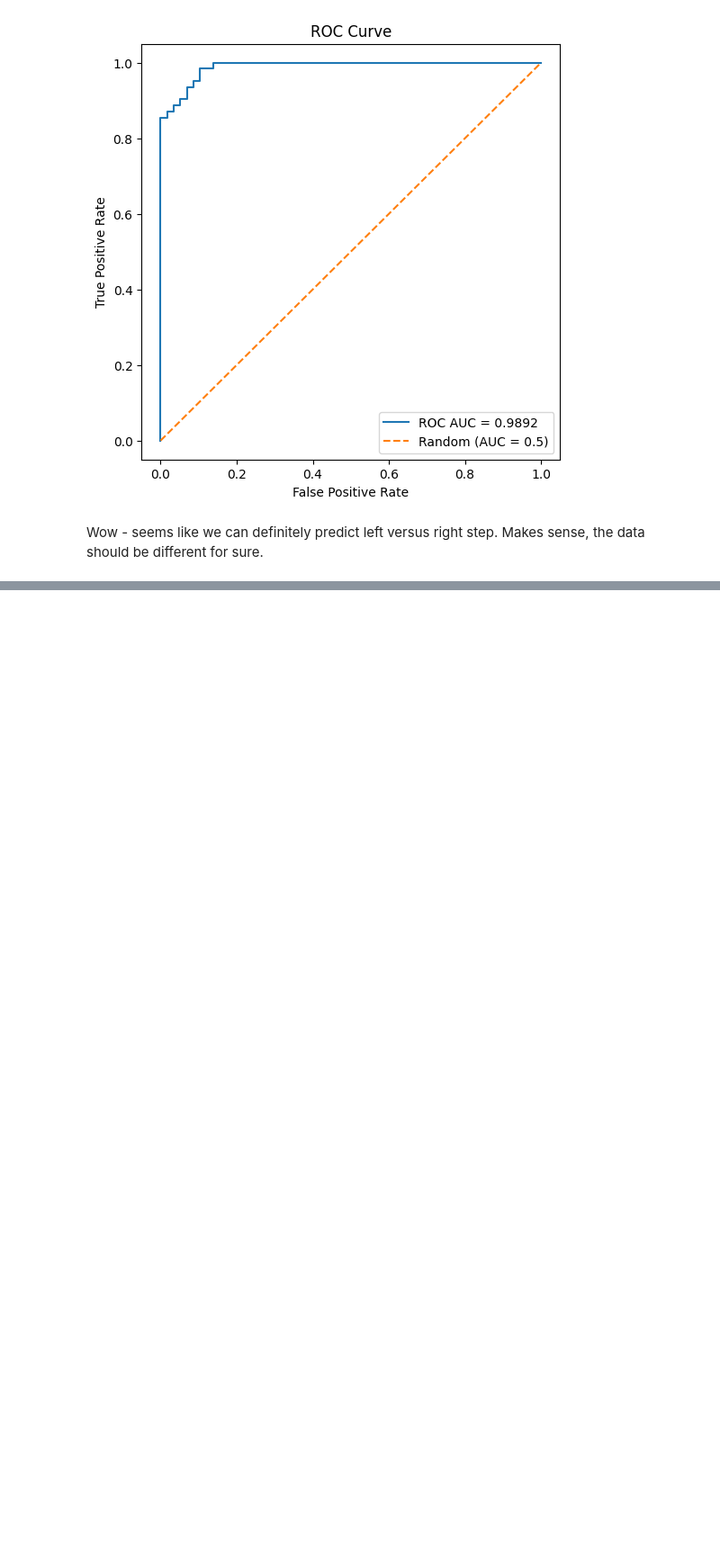
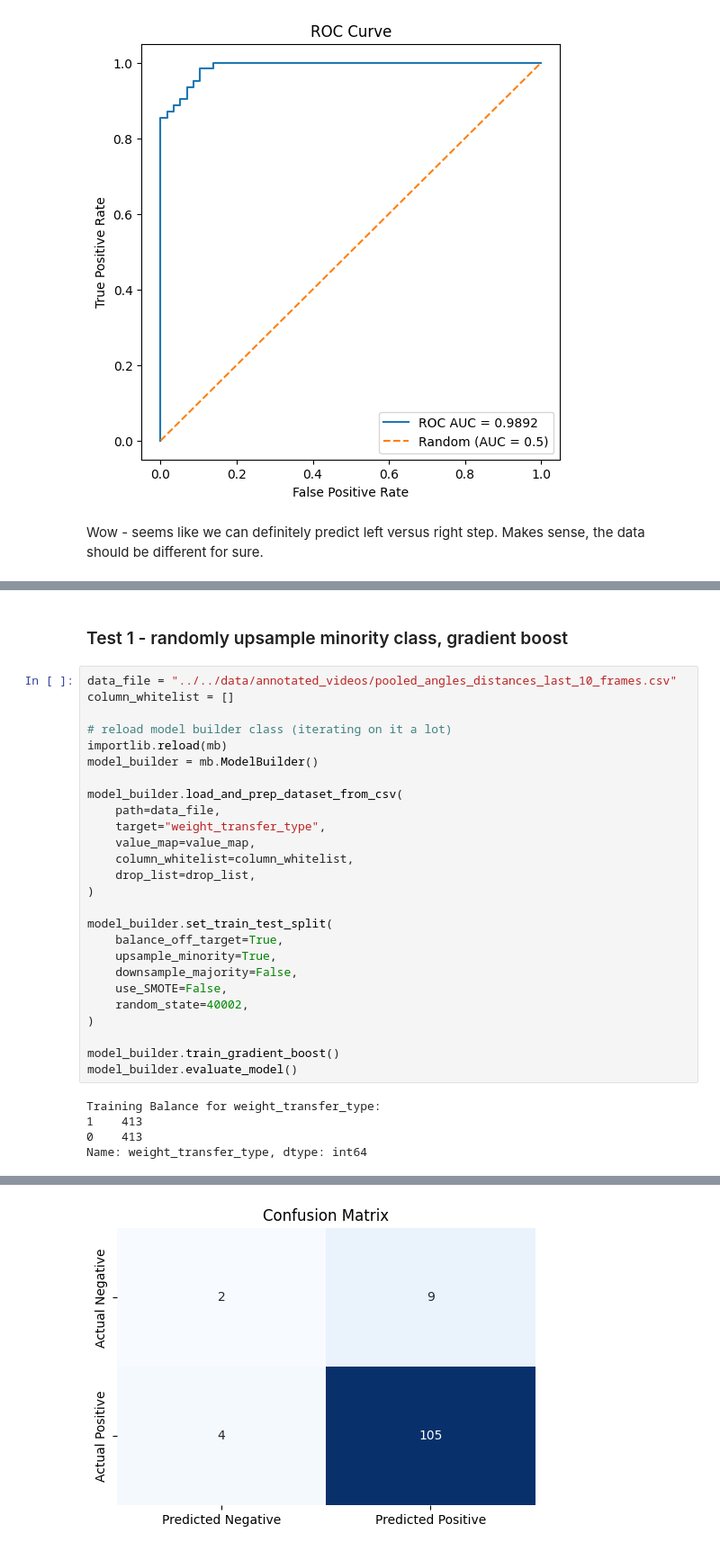
Before and after one commit to mrilikecoding/StreamPoseML, a Jupyter notebook: pose_parser/notebooks/gradient_boosting.ipynb, the cells around one changed output, grey strips where cells are left out. Shown at 90% size. Saved outputs shown, nothing was run; the diff lists cells and outputs as text; blank space fills up the shorter version.

```diff
--- a/pose_parser/notebooks/gradient_boosting.ipynb
+++ b/pose_parser/notebooks/gradient_boosting.ipynb
@@ -395,0 +454,33 @@ weighted avg       0.86      0.88      0.87       120
+# %% [markdown]
+### Test 1 - randomly upsample minority class, gradient boost
+# %%
+data_file = "../../data/annotated_videos/pooled_angles_distances_last_10_frames.csv"
+column_whitelist = []
+
+# reload model builder class (iterating on it a lot)
+importlib.reload(mb)
+model_builder = mb.ModelBuilder()
+
+model_builder.load_and_prep_dataset_from_csv(
+    path=data_file,
+    target="weight_transfer_type",
+    value_map=value_map,
+    column_whitelist=column_whitelist,
+    drop_list=drop_list,
+)
+
+model_builder.set_train_test_split(
+    balance_off_target=True,
+    upsample_minority=True,
+    downsample_majority=False,
+    use_SMOTE=False,
+    random_state=40002,
+)
+
+model_builder.train_gradient_boost()
+model_builder.evaluate_model()
+# %% [output]
+Training Balance for weight_transfer_type:
+1    413
+0    413
+Name: weight_transfer_type, dtype: int64
@@ -395,0 +506 @@ weighted avg       0.86      0.88      0.87       120
+[figure, added]
```
Also changed, not shown: parts of 15 cells of this notebook, 2 other files.
